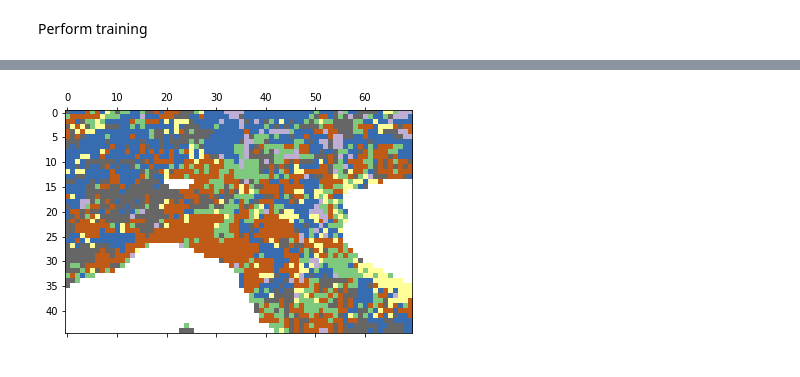
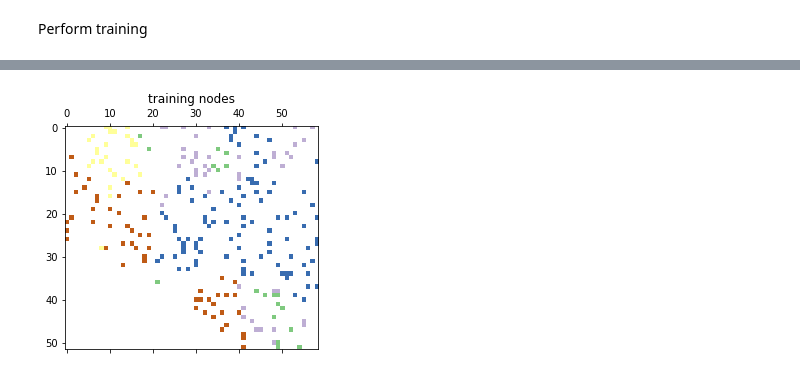
Before and after one commit to iainrolland/berkeley_lab, a Jupyter notebook: uncertainty_graph_notebook.ipynb, the cells around one changed output, grey strips where cells are left out. Drawn from its saved outputs; the diff is of its cells as text; code cells hidden in the pictures.

Commit message:
Evening 2022-08-16 commit - uncertainty-aware classification working well

```diff
--- a/uncertainty_graph_notebook.ipynb
+++ b/uncertainty_graph_notebook.ipynb
@@ -182,10 +200,6 @@ np.save("not_seen.npy", not_seen)
 # Uncertainty-aware graph-based classification
 # %% [markdown]
 ## Prep-work
-# %%
-italy_data = np.load("x.npy")
-label_map = np.load("labels/Italy.npy")
-not_seen = np.load("not_seen.npy")
 # %%
 fig, ax = plt.subplots()
 cm = ax.matshow(label_map, cmap=plt.cm.Accent)
@@ -453,7 +465,7 @@ class SquareErrorDirichlet(tf.keras.losses.Loss):
         return tf.reduce_sum(loss, axis=-1)
 
 model.compile(
-    optimizer=tf.keras.optimizers.Adam(0.00001),
+    optimizer=tf.keras.optimizers.Adam(0.01),
     loss=SquareErrorDirichlet(),
     weighted_metrics=["acc"]
 )
@@ -472,21 +480,21 @@ def weight_by_class(y, weights):
 from spektral.data import SingleLoader
 
 weights_tr, weights_va = [weight_by_class(sm[0].y, mask) for mask in [sm.mask_tr, sm.mask_va]]
-
 loader = SingleLoader(sm, sample_weights=weights_tr)
 steps_per_epoch = loader.steps_per_epoch
 loader_tr = loader.load()
 loader_va = SingleLoader(sm, sample_weights=weights_va).load()
+
 
 history = model.fit(
     loader_tr,
     steps_per_epoch=steps_per_epoch,
     validation_data=loader_va,
     validation_steps=steps_per_epoch,
-    epochs=500,
+    epochs=2000,
     callbacks=[tf.keras.callbacks.EarlyStopping(monitor="val_loss", patience=50,
                                                 restore_best_weights=True),
-               tf.keras.callbacks.ModelCheckpoint("GCN.h5",
+               tf.keras.callbacks.ModelCheckpoint(os.path.join("GCN.h5"),
                                                   monitor="val_loss", save_best_only=True,
                                                   save_weights_only=True)]
 )
@@ -514,11 +522,40 @@ inputs, outputs = loader_all.__next__()
 alpha = np.array(model(inputs, training=True))
 # %%
 def imageify(values, shape, never_seen):
-    image = np.zeros(shape) * np.nan
+    if values.ndim == 1:
+        image = np.zeros(shape) * np.nan
+    else:
+        image = np.zeros(shape + values.shape[1:]) * np.nan
     image[~never_seen.reshape(shape)] = values
     return image
-# %%
-plt.matshow(imageify(alpha.argmax(axis=1), italy.shape[:2], not_seen), cmap=plt.cm.Accent)
-plt.show()
-# %% [output]
-[figure, removed]
+# %%
+predicted_labels_tr = imageify(alpha.argmax(axis=1), data.shape[:2], not_seen)
+predicted_labels_tr[imageify(sm.mask_tr, data.shape[:2], not_seen) != True] = np.nan
+plt.matshow(predicted_labels_tr, cmap=plt.cm.Accent, vmin=0, vmax=alpha.shape[1] - 1)
+plt.title("training nodes")
+plt.show()
+
+predicted_labels_va = imageify(alpha.argmax(axis=1), data.shape[:2], not_seen)
+predicted_labels_va[imageify(sm.mask_va, data.shape[:2], not_seen) != True] = np.nan
+plt.matshow(predicted_labels_va, cmap=plt.cm.Accent, vmin=0, vmax=alpha.shape[1] - 1)
+plt.title("validation nodes")
+plt.show()
+
+predicted_labels_te = imageify(alpha.argmax(axis=1), data.shape[:2], not_seen)
+predicted_labels_te[imageify(sm.mask_te, data.shape[:2], not_seen) != True] = np.nan
+plt.matshow(predicted_labels_te, cmap=plt.cm.Accent, vmin=0, vmax=alpha.shape[1] - 1)
+plt.title("predictions for test nodes")
+plt.show()
+
+plt.matshow(imageify(sm[0].y.argmax(axis=1), data.shape[:2], not_seen), cmap=plt.cm.Accent, vmin=0, vmax=alpha.shape[1] - 1)
+plt.title("GT labels")
+plt.show()
+
+right_vs_wrong = np.ones(alpha.shape[0:1] + (3,))
+right_vs_wrong[alpha.argmax(axis=1) == sm[0].y.argmax(axis=1)] = [0, 1, 0]
+right_vs_wrong[alpha.argmax(axis=1) != sm[0].y.argmax(axis=1)] = [1, 0, 0]
+plt.imshow(imageify(right_vs_wrong, data.shape[:2], not_seen))
+plt.title("Correct/Incorrect classification")
+plt.show()
+# %% [output]
+[figure, added]
```
Also changed, not shown: parts of 23 cells of this notebook.
